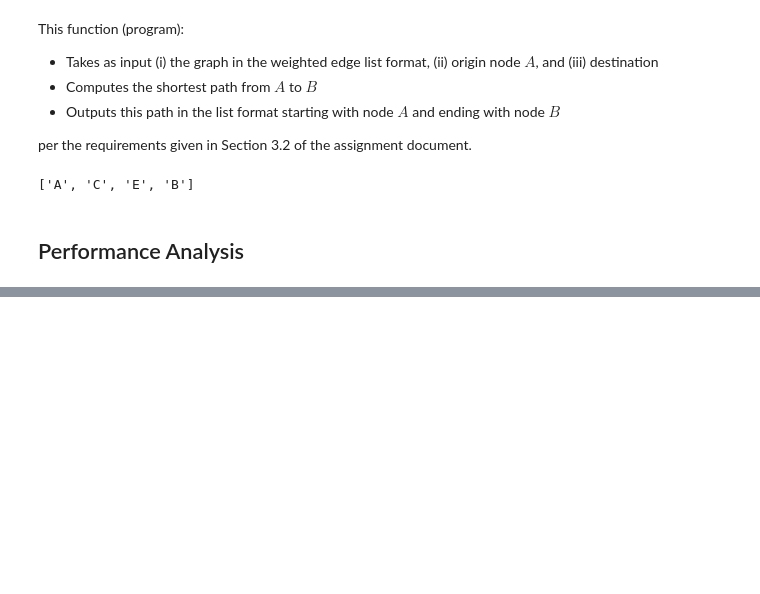
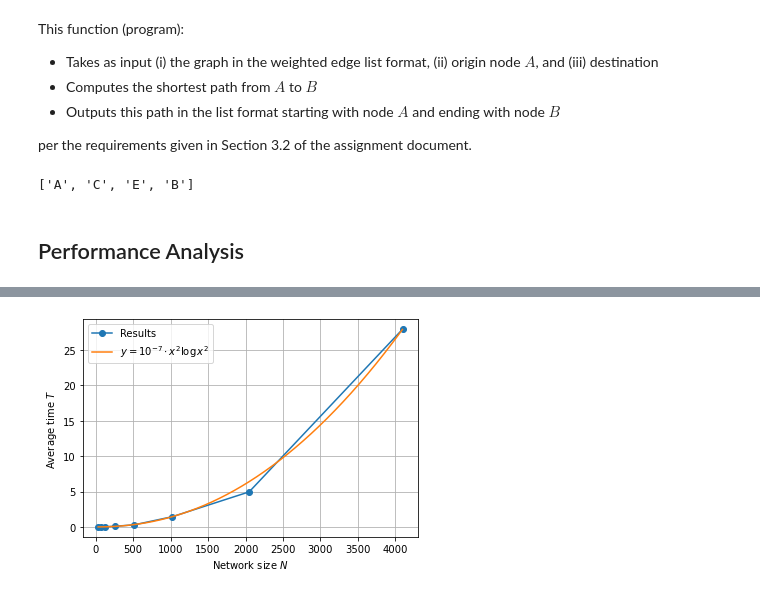
Before and after one commit to KevinvdT/Bonus-Assignment-2, a Jupyter notebook: Assignment.ipynb, the cells around one changed output, grey strips where cells are left out. Saved outputs shown, nothing was run; the diff lists cells and outputs as text; code cells hidden in the pictures; blank space fills up the shorter version.

```diff
--- a/Assignment.ipynb
+++ b/Assignment.ipynb
@@ -267,11 +305,11 @@ print(program(weighted_edge_list, 'A', 'B'))
 # %%
-def generate_erdos_renyi_graph(number_of_nodes: int, average_degree: float):
+def generate_erdos_renyi_graph(number_of_nodes: int, average_degree: float=20):
     connection_probability = average_degree / (number_of_nodes - 1)
     weighted_edge_list = list()
     for starting_node in range(1, number_of_nodes+1):
         for finish_node in range(1, number_of_nodes+1):
             if starting_node != finish_node:
-                if random() <= connection_probability:
+                if random.random() <= connection_probability:
                     # Add undirected link as two opposite directed links, both with weight = 1
                     weighted_edge_list.append(f'{starting_node}, {finish_node}, 1')
                     weighted_edge_list.append(f'{finish_node}, {starting_node}, 1')
@@ -306,0 +383,23 @@ for log2_N in range(5, 13+1):
+# %%
+number_of_nodes_list = [2**i for i in range(5, 13)]
+avg_time_list = [
+    0.0014979839324951172,
+    0.0014979839324951172,
+    0.02460862398147583,
+    0.09736089706420899,
+    0.29047956466674807,
+    1.4498965263366699,
+    4.9504564762115475,
+    27.92044311761856
+]
+plt.plot(number_of_nodes_list, avg_time_list, label='Results', marker='o')
+x = np.arange(2**5, 2**12)
+y = x**2 * np.log(x**2) * 1e-7
+plt.plot(x, y, label='$y = 10^{-7}\cdot x^2\log x^2$')
+plt.xlabel('Network size $N$')
+plt.ylabel('Average time $T$')
+plt.legend()
+plt.grid()
+plt.savefig('result.pdf')
+# %% [output]
+[figure, added]
```
Also changed, not shown: parts of 8 cells of this notebook, 2 other files.
